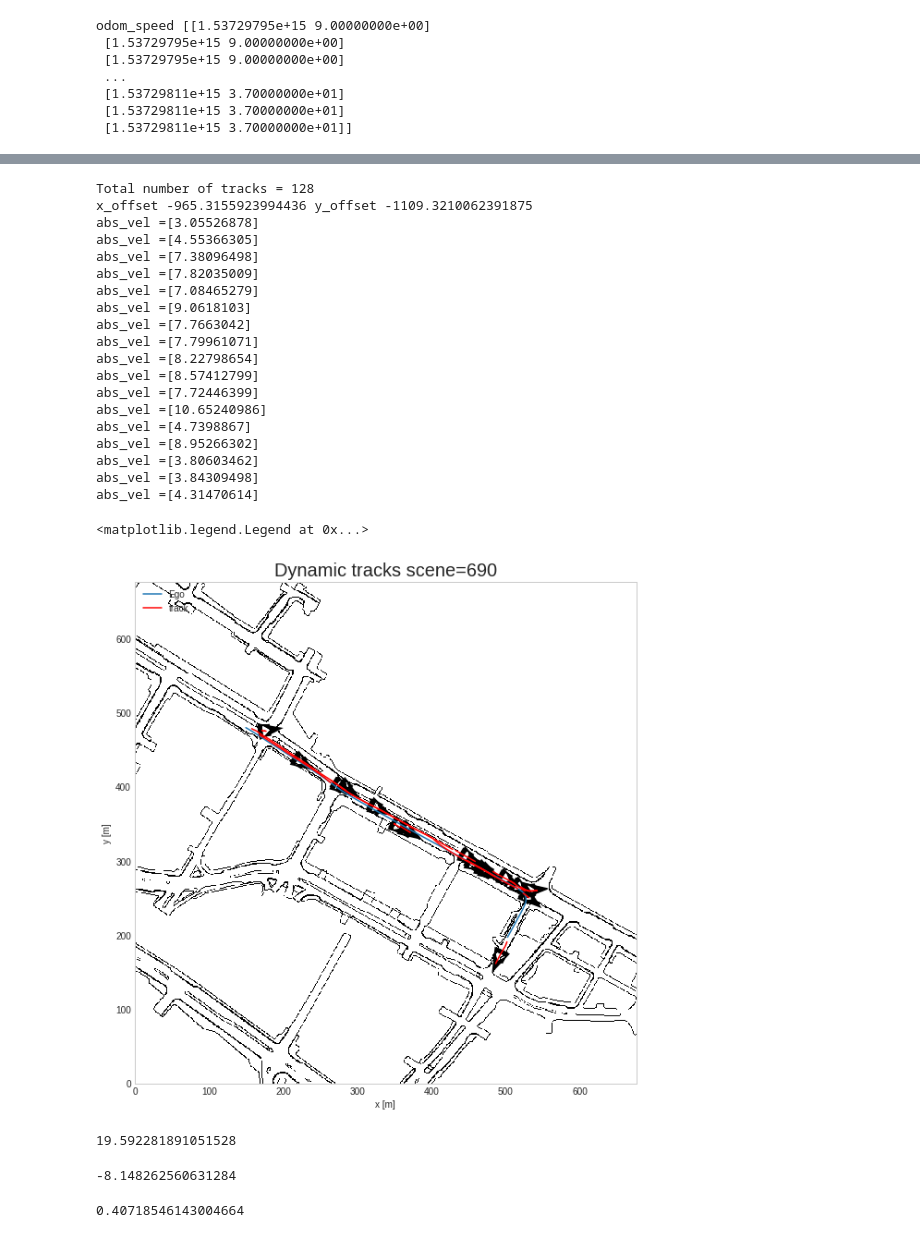
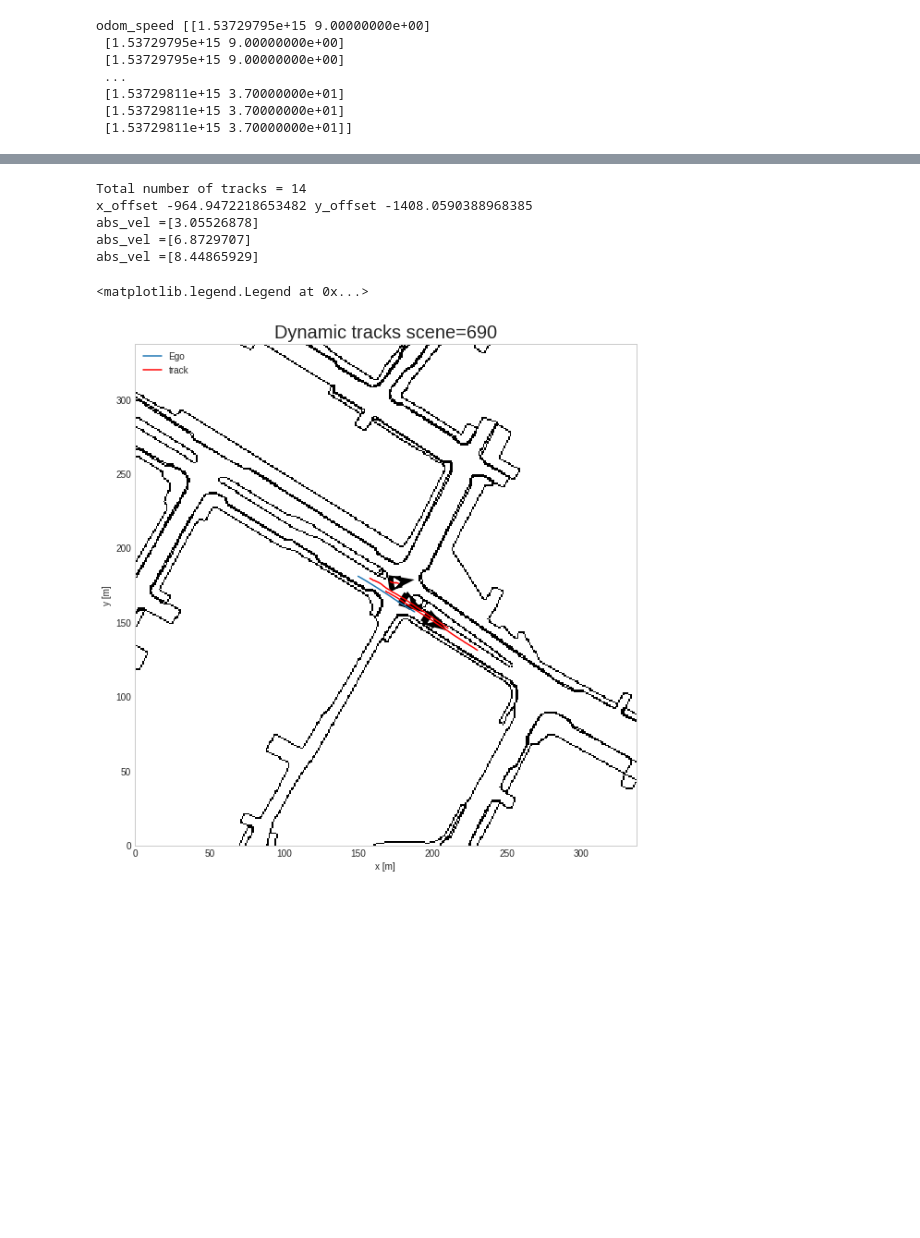
Before and after one commit to kfir1989/RadarLocalization, a Jupyter notebook: DynamicTracker.ipynb, the cells around one changed output, grey strips where cells are left out. Drawn from its saved outputs; the diff is of its cells as text; code cells hidden in the pictures; blank space fills up the shorter version.

Commit message:
Dynamic tracker & clustering class

```diff
--- a/DynamicTracker.ipynb
+++ b/DynamicTracker.ipynb
@@ -359,6 +27,4 @@ for t in range(0,20):
 # %%
-from sklearn.cluster import DBSCAN
-
 fig, ax = plt.subplots(1,1,figsize=(15,10))
 colors = ['blue','orange','green','red','black','pink','yellow','purple',"brown","firebrick","coral","lime",
                       "wheat", "yellowgreen", "lightyellow", "skyblue", "cyan", "chocolate", "maroon", "peru", "blueviolet"]
@@ -367,22 +33,18 @@ start_frame = 0
 n_frames = 800
 ego_path = dataset.getEgoPath()
 ax.plot(ego_path[start_frame:n_frames,0], ego_path[start_frame:n_frames,1])
-
+model = ClassicDBSCAN(eps=3, min_samples=2)
 for t in range(start_frame,n_frames):
     pc, ts, heading, speed = dataset.getDynamicPoints(t)
     if pc.shape[0] < 1:
         continue
-    clus = DBSCAN(eps=3, min_samples=2).fit(pc[:,0:2+6:7])
-    c = clus.labels_
-    n_clusters = np.unique(c)
-    for i in n_clusters:
-        if c[i] == -1:
-            continue
-        x_com = pc[c==i,0]
-        y_com = pc[c==i,1]
-        vx_com = np.mean(pc[c==i,6])
-        vy_com = np.mean(pc[c==i,7])
-        v_towards = 0 if vx_com > 0 else 1
+
+    Z, X = model.run(pc=pc, ego=ego_path[t], heading=heading)
+    for z,x in zip(Z,X):
+        vr = z[2]
+        x_com = x[0]
+        y_com = x[1]
+        v_towards = 0 if vr > 0 else 1
         ax.scatter(x_com, y_com, s=10, c=colors[v_towards])
 
 ax.set_title(f"Dynamic detections scene={scene_id}", fontsize=20)
@@ -470,13 +59,11 @@ def runClustering(pc, ego, heading, vnorm):
 # %%
 start_frame=0
-n_frames = 800
+n_frames = 100
 ego_path = dataset.getEgoPath()[:n_frames]
 tracker = DynamicTracker()
-
+dbscan_clustering = ClassicDBSCAN()
 for t in range(start_frame,n_frames):
     pc, ts, heading, ego_speed = dataset.getDynamicPoints(t)
-    print(ego_path[t], ego_speed)
-    X, P = runClustering(pc, ego_path[t], np.deg2rad(heading), np.linalg.norm(ego_speed[0:2]))
-    print(f"X={X}, ego_path[t]={ego_path[t]}")
-    tracker.run(X, P, ts, {"heading": np.deg2rad(heading), "T": ego_path[t]}, ego_speed)
+    Z, _ = dbscan_clustering.run(pc=pc, ego=ego_path[t], heading=np.deg2rad(heading))
+    tracker.run(Z, ts, {"heading": np.deg2rad(heading), "T": ego_path[t]}, ego_speed)
 # %% [output]
@@ -728,65 +311,35 @@ def drawTrack(ax, trk, x_offset=0, y_offset=0, velThr=2):
                 tstate[i, :, :] = np.dot(R, state[0:2]) + ego["T"][0:2].reshape(-1,1)
                 tspeed[i, :, :] = np.dot(R, state[2:4]) + np.dot(R, speed[0:2].reshape(-1,1))
             abs_vel = np.mean(np.linalg.norm(tspeed,axis=1), axis=0)
             print(f"abs_vel ={abs_vel}")
             if abs_vel < velThr:
                 return
 
             ax.plot(tstate[:,0]+x_offset, tstate[:,1]+y_offset, color='red',label='track')
             dx = tstate[int(history_len / 2) + 1,0]-tstate[int(history_len / 2) - 1,0]
             dy = tstate[int(history_len / 2) + 1,1]-tstate[int(history_len / 2) - 1,1]
             ax.arrow(np.mean(tstate[:,0]+x_offset), np.mean(tstate[:,1]+y_offset), dx[0], dy[0], shape='full', lw=13, length_includes_head=True, head_width=.05)
 
 tracks = tracker.getHistory()
 N = len(tracks)
 print(f"Total number of tracks = {N}")
 
 fig, ax = plt.subplots(1,1,figsize=(15,10))
-colors = ['blue','orange','green','red','black','pink','yellow','purple',"brown","firebrick","coral","lime",
-                      "wheat", "yellowgreen", "lightyellow", "skyblue", "cyan", "chocolate", "maroon", "peru", "blueviolet"]
-
 
 ax.set_title(f"Dynamic tracks scene={scene_id}", fontsize=20)
 ax.set(xlabel='x [m]', ylabel='y [m]')
 ego_path = dataset.getEgoPath()[:n_frames]
 nusc_map = dataset.getMap()
 x_offset, y_offset = drawMap(ax, nusc_map, ego_path)
-print("x_offset",x_offset,"y_offset",y_offset)
 ax.plot(ego_path[start_frame:n_frames,0]+x_offset, ego_path[start_frame:n_frames,1]+y_offset,label='Ego')
 for idx,trk in enumerate(tracks):
     drawTrack(ax, trk, x_offset=x_offset, y_offset=y_offset, velThr=2)
 ax.legend(loc="upper left")
 # %% [output]
-Total number of tracks = 128
-x_offset -965.3155923994436 y_offset -1109.3210062391875
+Total number of tracks = 14
+x_offset -964.9472218653482 y_offset -1408.0590388968385
 abs_vel =[3.05526878]
-abs_vel =[4.55366305]
-abs_vel =[7.38096498]
-abs_vel =[7.82035009]
-abs_vel =[7.08465279]
-abs_vel =[9.0618103]
-abs_vel =[7.7663042]
-abs_vel =[7.79961071]
-abs_vel =[8.22798654]
-abs_vel =[8.57412799]
-abs_vel =[7.72446399]
-abs_vel =[10.65240986]
-abs_vel =[4.7398867]
-abs_vel =[8.95266302]
-abs_vel =[3.80603462]
-abs_vel =[3.84309498]
-abs_vel =[4.31470614]
+abs_vel =[6.8729707]
+abs_vel =[8.44865929]
 <matplotlib.legend.Legend at 0x...>
-[figure, old version]
+[figure, new version]
-# %%
-np.rad2deg(math.atan(21/59))
-# %% [output]
-19.592281891051528
-# %%
-np.rad2deg(-0.14221401)
-# %% [output]
--8.148262560631284
-# %%
-np.sqrt(0.17**2+0.37**2)
-# %% [output]
-0.40718546143004664
```
Also changed, not shown: parts of 8 cells of this notebook, 1 other file.
